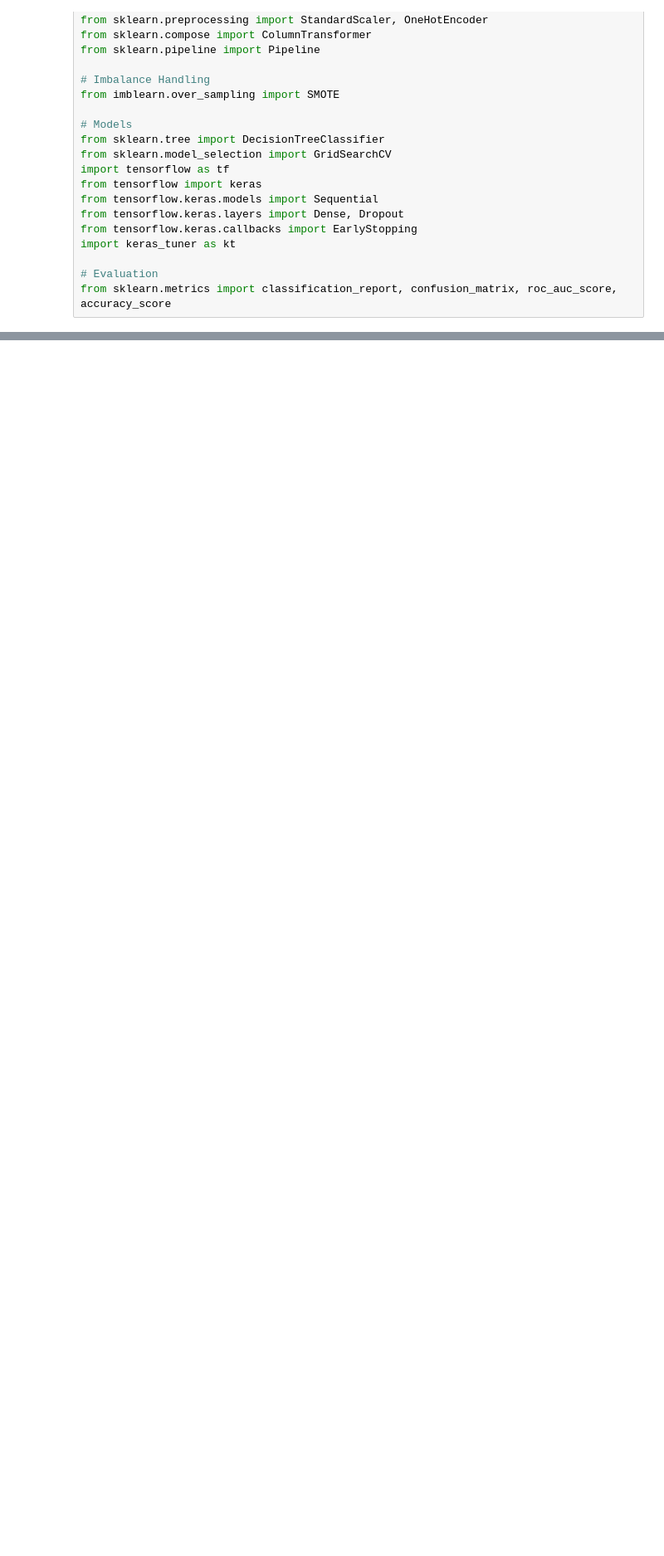
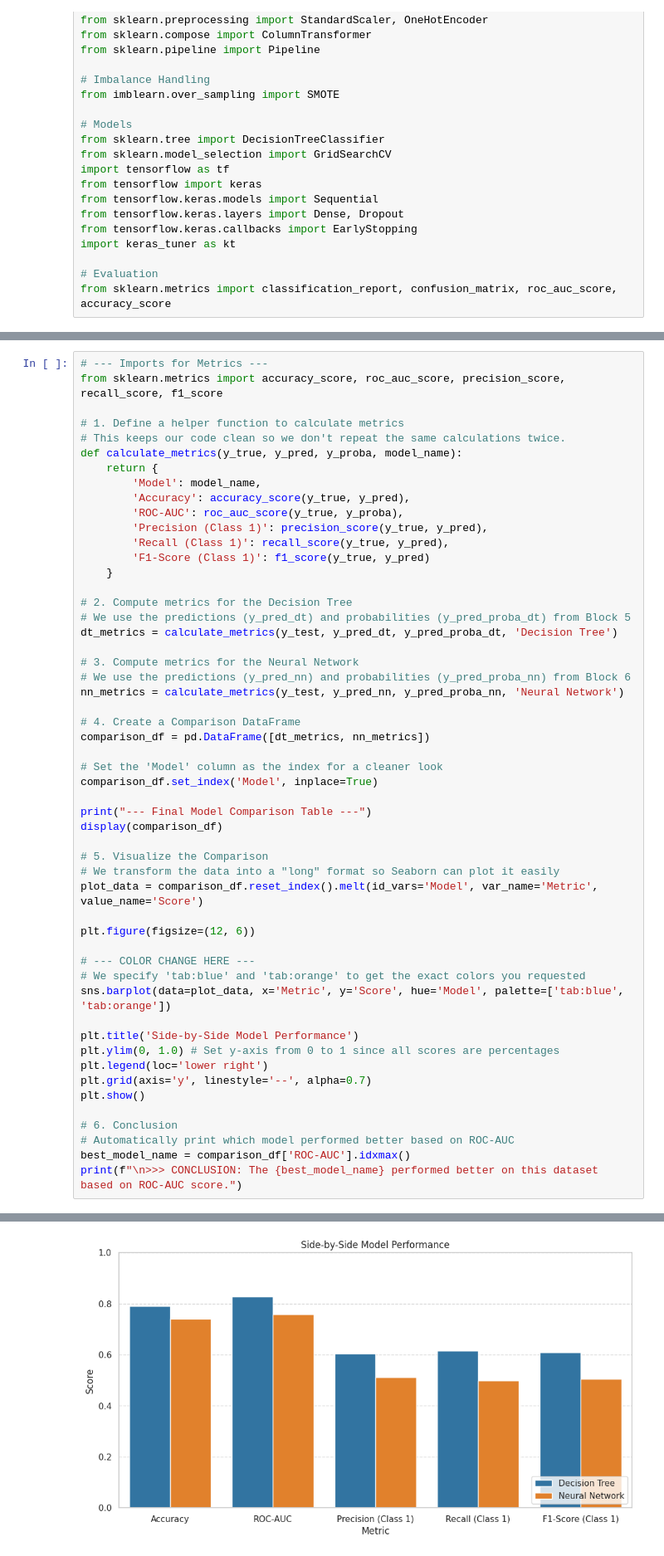
Before and after one commit to avindumihisara0229-code/telco-churn-project, a Jupyter notebook: telco_churn_analysis.ipynb, the cells around one changed output, grey strips where cells are left out. Shown at 83% size. Drawn from its saved outputs; the diff is of its cells as text; blank space fills up the shorter version.

```diff
--- a/telco_churn_analysis.ipynb
+++ b/telco_churn_analysis.ipynb
@@ -317,0 +491,54 @@ print(f"Test Set Accuracy: {accuracy_score(y_test, y_pred_nn):.4f}")
+# %%
+# --- Imports for Metrics ---
+from sklearn.metrics import accuracy_score, roc_auc_score, precision_score, recall_score, f1_score
+
+# 1. Define a helper function to calculate metrics
+# This keeps our code clean so we don't repeat the same calculations twice.
+def calculate_metrics(y_true, y_pred, y_proba, model_name):
+    return {
+        'Model': model_name,
+        'Accuracy': accuracy_score(y_true, y_pred),
+        'ROC-AUC': roc_auc_score(y_true, y_proba),
+        'Precision (Class 1)': precision_score(y_true, y_pred),
+        'Recall (Class 1)': recall_score(y_true, y_pred),
+        'F1-Score (Class 1)': f1_score(y_true, y_pred)
+    }
+
+# 2. Compute metrics for the Decision Tree
+# We use the predictions (y_pred_dt) and probabilities (y_pred_proba_dt) from Block 5
+dt_metrics = calculate_metrics(y_test, y_pred_dt, y_pred_proba_dt, 'Decision Tree')
+
+# 3. Compute metrics for the Neural Network
+# We use the predictions (y_pred_nn) and probabilities (y_pred_proba_nn) from Block 6
+nn_metrics = calculate_metrics(y_test, y_pred_nn, y_pred_proba_nn, 'Neural Network')
+
+# 4. Create a Comparison DataFrame
+comparison_df = pd.DataFrame([dt_metrics, nn_metrics])
+
+# Set the 'Model' column as the index for a cleaner look
+comparison_df.set_index('Model', inplace=True)
+
+print("--- Final Model Comparison Table ---")
+display(comparison_df)
+
+# 5. Visualize the Comparison
+# We transform the data into a "long" format so Seaborn can plot it easily
+plot_data = comparison_df.reset_index().melt(id_vars='Model', var_name='Metric', value_name='Score')
+
+plt.figure(figsize=(12, 6))
+
+# --- COLOR CHANGE HERE ---
+# We specify 'tab:blue' and 'tab:orange' to get the exact colors you requested
+sns.barplot(data=plot_data, x='Metric', y='Score', hue='Model', palette=['tab:blue', 'tab:orange'])
+
+plt.title('Side-by-Side Model Performance')
+plt.ylim(0, 1.0) # Set y-axis from 0 to 1 since all scores are percentages
+plt.legend(loc='lower right')
+plt.grid(axis='y', linestyle='--', alpha=0.7)
+plt.show()
+
+# 6. Conclusion
+# Automatically print which model performed better based on ROC-AUC
+best_model_name = comparison_df['ROC-AUC'].idxmax()
+print(f"\n>>> CONCLUSION: The {best_model_name} performed better on this dataset based on ROC-AUC score.")
+# %% [output]
@@ -317,0 +550 @@ print(f"Test Set Accuracy: {accuracy_score(y_test, y_pred_nn):.4f}")
+[figure, added]
```
Also changed, not shown: parts of 24 cells of this notebook.
